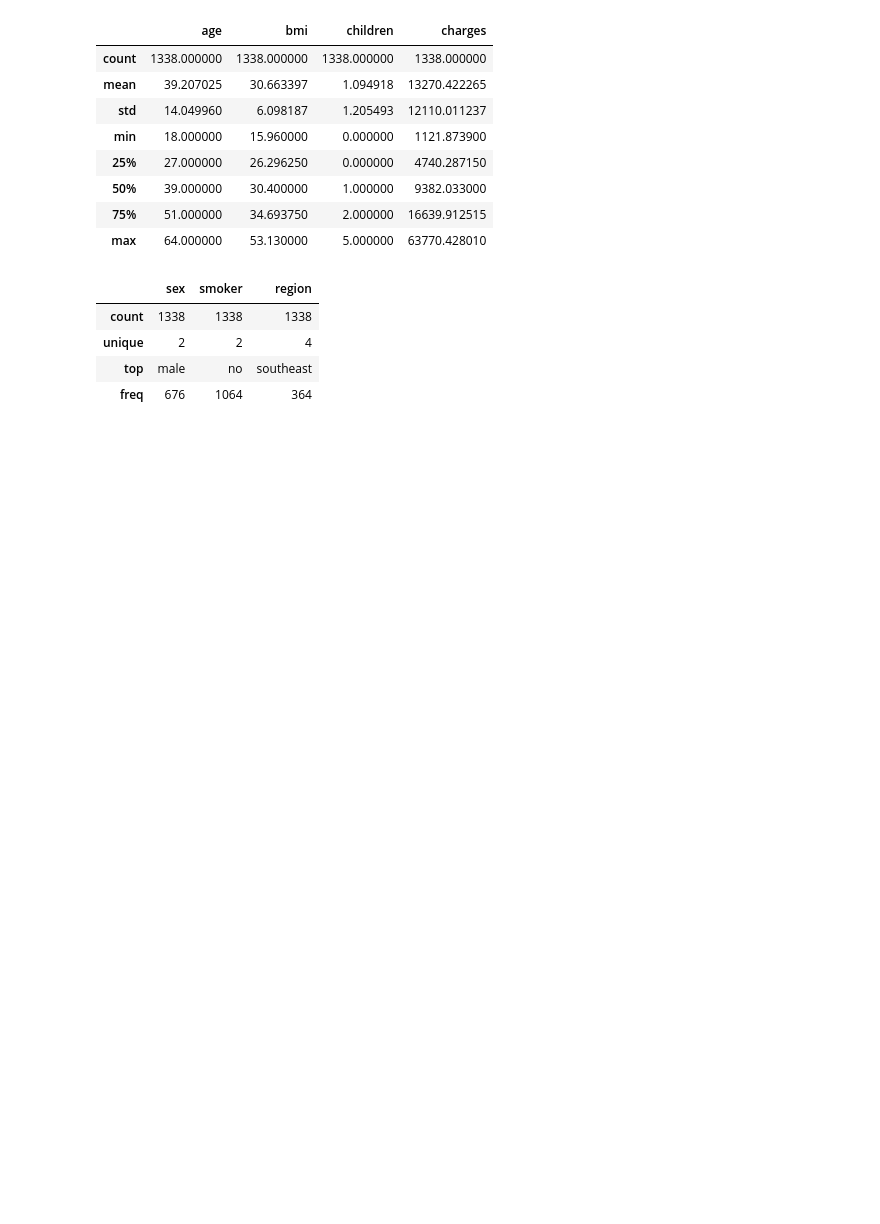
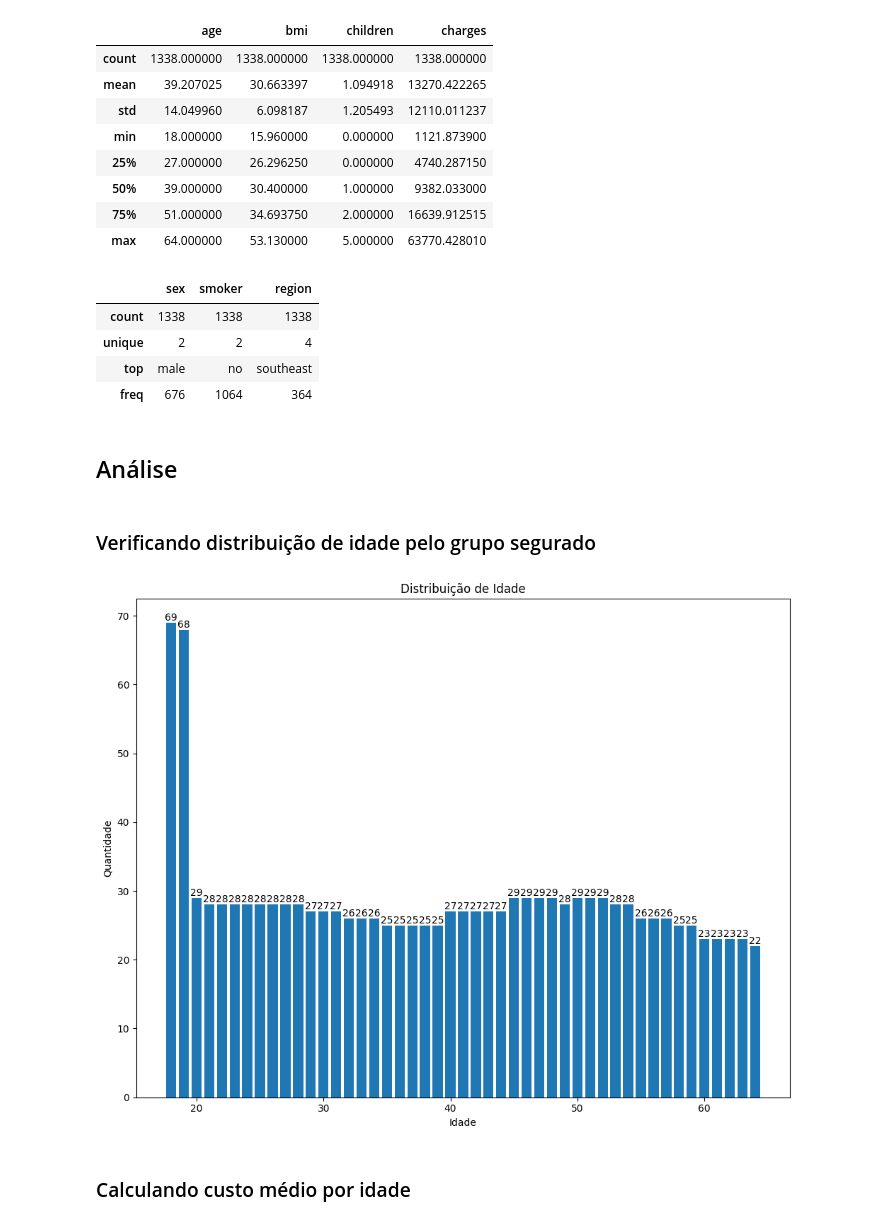
Before and after one commit to fabiobaroliveira/analise_exploratoria_de_dados, a Jupyter notebook: projeto_seguradora/analise_exploratoria_seguro_saude.ipynb, the cells around one changed output. Drawn from its saved outputs; the diff is of its cells as text; code cells hidden in the pictures; blank space fills up the shorter version.

```diff
--- a/projeto_seguradora/analise_exploratoria_seguro_saude.ipynb
+++ b/projeto_seguradora/analise_exploratoria_seguro_saude.ipynb
@@ -31,6 +33,10 @@ Path to dataset files: /kaggle/input/ushealthinsurancedataset
 # Carrega arquivo baixado
 file_path = '/kaggle/input/ushealthinsurancedataset/insurance.csv'
 df = pd.read_csv(file_path)
+# %%
+# Carrega arquivo baixado
+file_path = '/root/.cache/kagglehub/datasets/teertha/ushealthinsurancedataset/versions/1/insurance.csv'
+df = pd.read_csv(file_path)
 # %%
 #Verificando as primeiras linhas
 df.head()
@@ -91,3 +97,25 @@ df.describe(include='object')
 | unique | 2 | 2 | 4 |
 | top | male | no | southeast |
 | freq | 676 | 1064 | 364 |
+# %% [markdown]
+## Análise
+# %% [markdown]
+### Verificando distribuição de idade pelo grupo segurado
+# %%
+distribuicao_idade = df['age'].value_counts().sort_index()
+# %%
+import matplotlib.pyplot as plt
+
+#cria o gráfico
+plt.figure(figsize=(10,8))
+barras = plt.bar(distribuicao_idade.index, distribuicao_idade.values)
+plt.xlabel('Idade')
+plt.ylabel('Quantidade')
+plt.title('Distribuição de Idade')
+plt.bar_label(barras)
+plt.tight_layout()
+plt.show()
+# %% [output]
+[figure, added]
+# %% [markdown]
+### Calculando custo médio por idade
```
Also changed, not shown: parts of 3 cells of this notebook.
